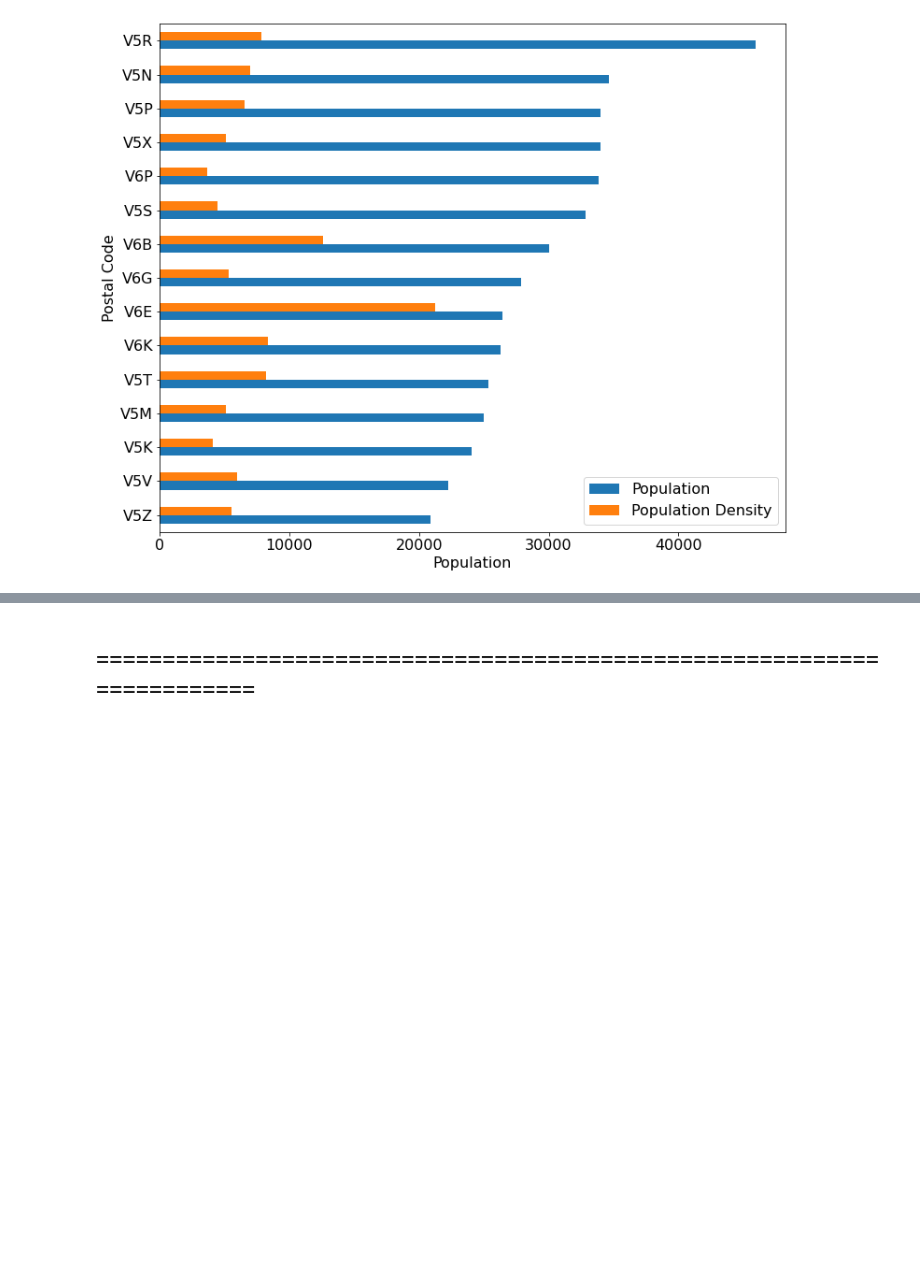
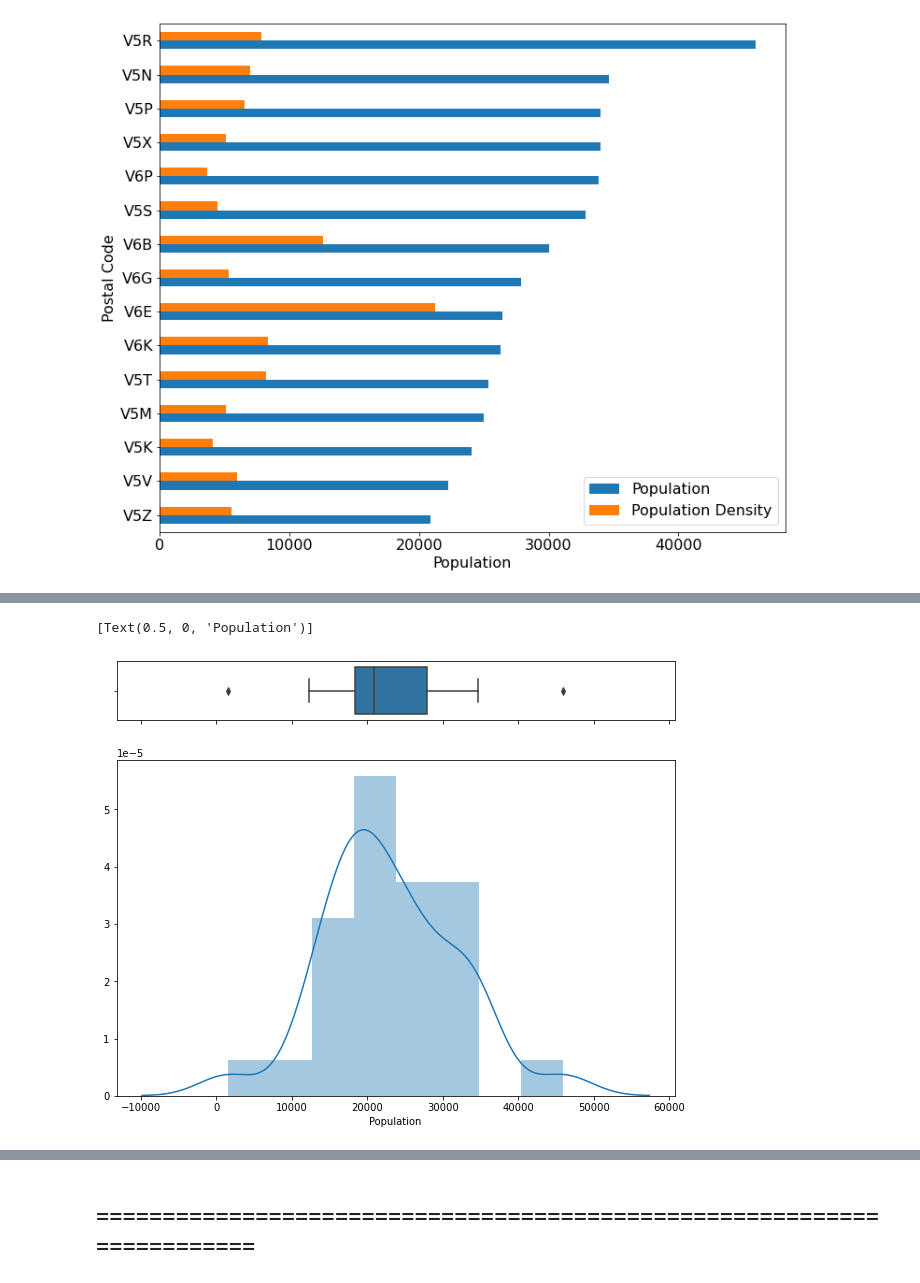
Before and after one commit to dprossi/Capstone_Project_IBM_Data_Science, a Jupyter notebook: Applied_Data_Science_Capstone_Project_Vancouver.ipynb, the cells around one changed output, grey strips where cells are left out. Drawn from its saved outputs; the diff is of its cells as text; code cells hidden in the pictures; blank space fills up the shorter version.

```diff
--- a/Applied_Data_Science_Capstone_Project_Vancouver.ipynb
+++ b/Applied_Data_Science_Capstone_Project_Vancouver.ipynb
@@ -862,0 +908,15 @@ plt.show()
+# %%
+# Population plot
+# Cut the window in 2 parts
+f, (ax_box, ax_hist) = plt.subplots(2, sharex=True, gridspec_kw={"height_ratios": (.15, .85)}, figsize=(10,8))
+
+# Add a graph in each part
+sns.boxplot(df_pop_and_dense_multi_2["population"], ax=ax_box)
+sns.distplot(df_pop_and_dense_multi_2["population"], ax=ax_hist)
+
+# Remove x axis name for the boxplot
+ax_box.set(xlabel='')
+ax_hist.set(xlabel='Population')
+# %% [output]
+[Text(0.5, 0, 'Population')]
+[figure, added]
```
Also changed, not shown: parts of 13 cells of this notebook.
